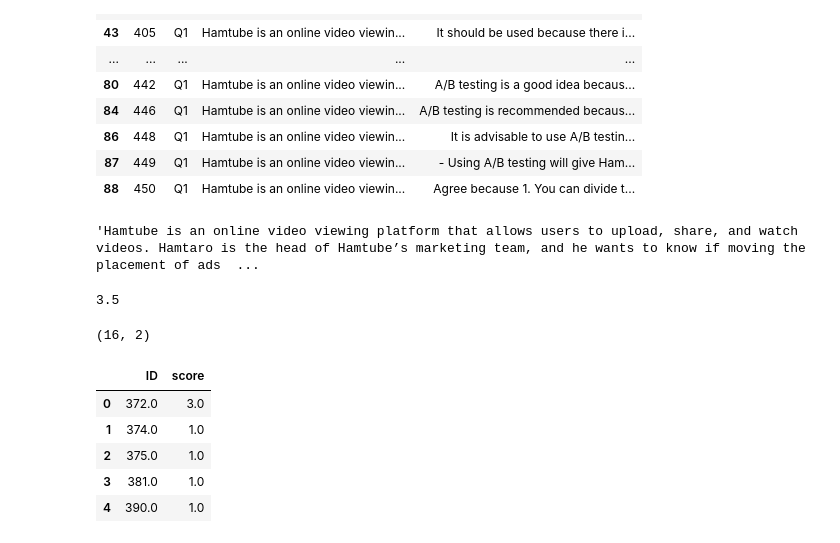
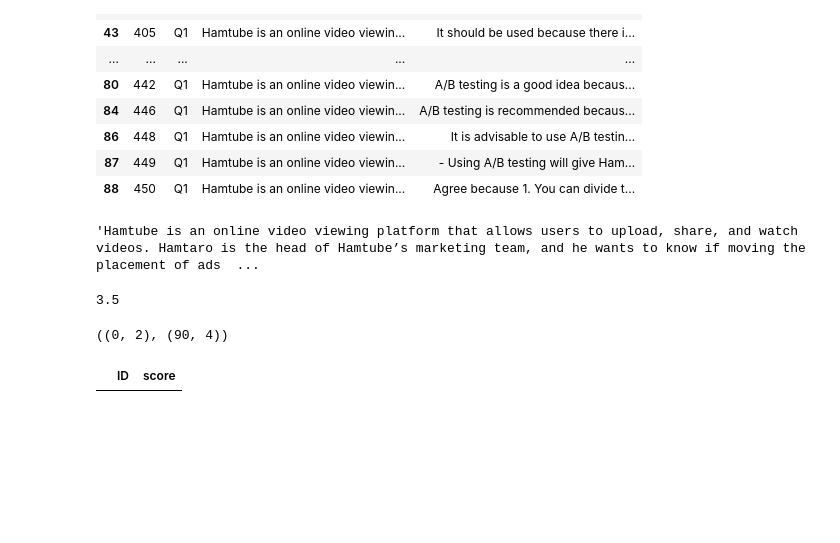
Before and after one commit to bookpanda/2110572-NLP-SYS, a Jupyter notebook: codes/midterm/midterm_prompt.ipynb, the cells around one changed output. Cells and saved outputs as stored; diff of their text form; code cells hidden in the pictures; blank space fills up the shorter version.

```diff
--- a/codes/midterm/midterm_prompt.ipynb
+++ b/codes/midterm/midterm_prompt.ipynb
@@ -312,18 +344,13 @@ Predicted Score: (Provide a number between 0 and 5 in 0.5 increments)
 predictions = pd.DataFrame(columns=['ID', 'score'])
 all_test_df = pd.concat([Q1_test, Q2_test, Q3_test, Q4_test])
 # %%
-predictions.shape
+predictions.shape, all_test_df.shape
 # %% [output]
-(16, 2)
+((0, 2), (90, 4))
 # %%
-predictions.head()
+predictions
 # %% [output]
 |  | ID | score |
-| 0 | 372.0 | 3.0 |
-| 1 | 374.0 | 1.0 |
-| 2 | 375.0 | 1.0 |
-| 3 | 381.0 | 1.0 |
-| 4 | 390.0 | 1.0 |
 # %%
 for _ in tqdm(range(len(all_test_df)), total=len(all_test_df)):
     # limit = 30
```
Also changed, not shown: parts of 15 cells of this notebook, 4 other files.
